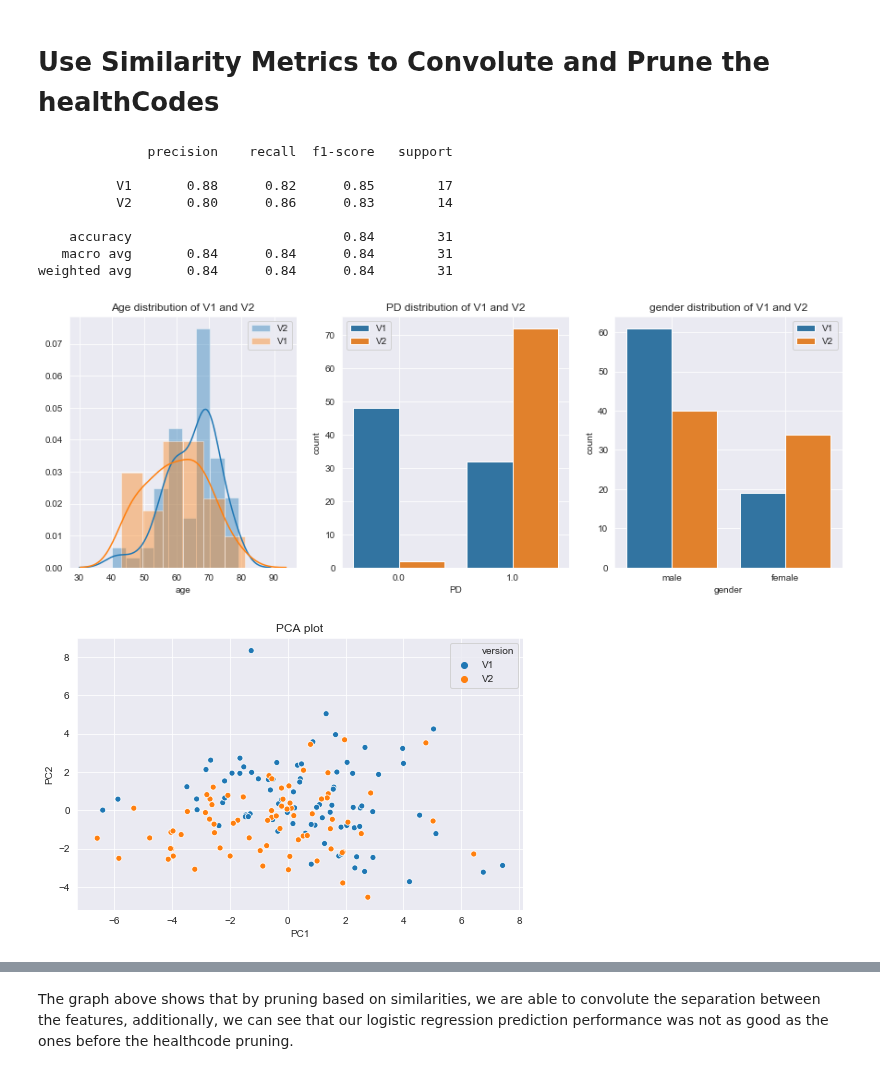
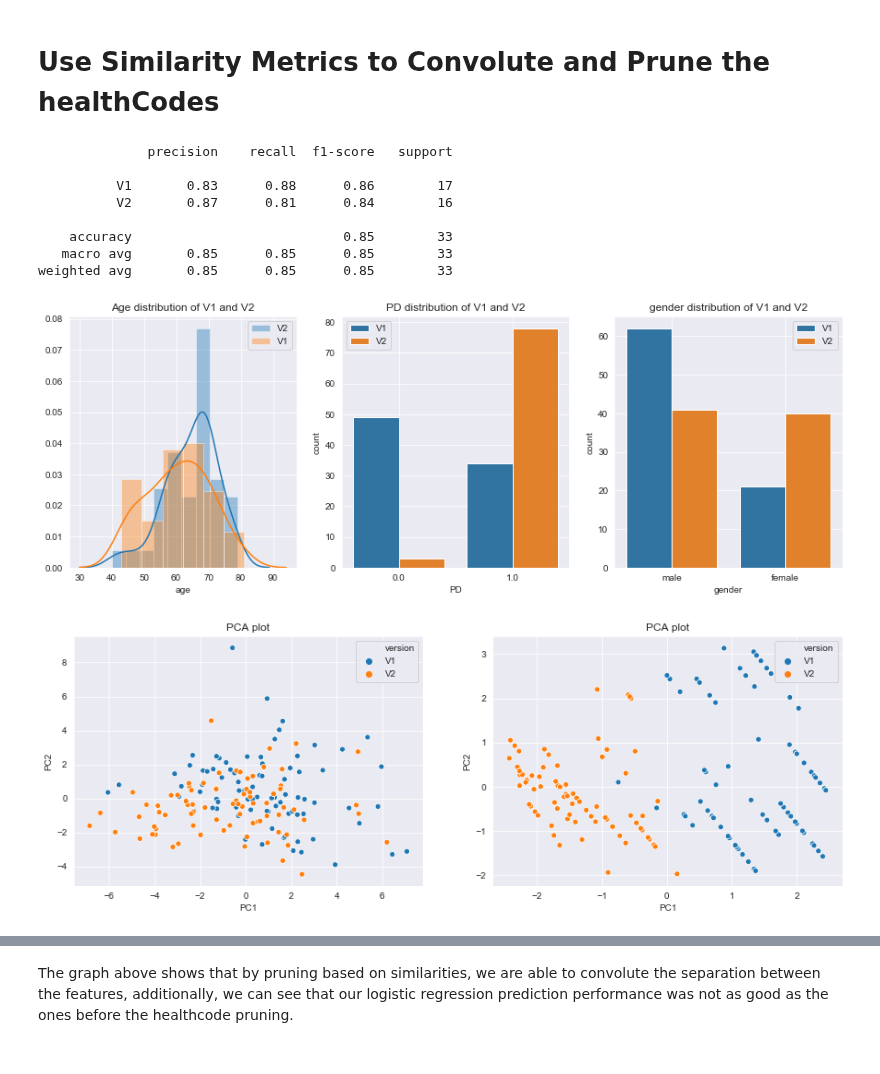
Before and after one commit to arytontediarjo/mPower-Analysis, a Jupyter notebook: Other-analysis-notebook/matching_preliminary_ideas.ipynb, the cells around one changed output, grey strips where cells are left out. Drawn from its saved outputs; the diff is of its cells as text; code cells hidden in the pictures.

Commit message:
edited notebooks, added utility functions

```diff
--- a/Other-analysis-notebook/matching_preliminary_ideas.ipynb
+++ b/Other-analysis-notebook/matching_preliminary_ideas.ipynb
@@ -196,34 +382,3 @@ weighted avg       0.93      0.93      0.93        92
 As seen from the PCA plot above, it is apparent that versioning has confounding effects towards our features as the first principal component and the second principal component (which explains most the data's variance) shows that there are separability between the two versions. Additionally, a simple logistic regression is also able to perfectly predict the versions, which is a strong indication that app version is a confounding variable. Therefore, our goal is to convolute the confounding effects of versioning.
 # %% [markdown]
 # Use Similarity Metrics to Convolute and Prune the healthCodes
-# %%
-
-# a function to get K-Nearest Neighbor from user in version 1 to version 2
-                                 ##  pseudocode  ##
-# for each healthcode in user 1, find K other pair that is similar in "insert here" similarity metrics
-# afterwards, filter the data to only pair the healthcode in version 1 to those in version 2
-# then collect all the unique healthcodes that is left after the filter
-
-def getKNN_user2user(data, no_neighbors, distance_metrics):
-    data_v1 = data[data["version"] == "V1"]
-    data_v2 = data[data["version"] == "V2"]
-    data = data.set_index("healthCode")
-    feat_cols = [feat for feat in data.columns if "." in feat]
-    min_max_scaler = MinMaxScaler()
-    walking_features = min_max_scaler.fit_transform(data[feat_cols])
-    nbrs = NearestNeighbors(n_neighbors = no_neighbors,
-                            algorithm = 'auto',
-                            metric = distance_metrics).fit(walking_features)
-    distance, indices = nbrs.kneighbors(walking_features)
-    _dict = {}
-    _dict["healthCode_ref"] = []
-    _dict["healthCode_pair"] = []
-    _dict["distance"] = []
-    data = data.reset_index()
-    for dist, indice in zip(distance, indices):
-        for healthcode_idx, _dist in zip(indice[1:], dist[1:]):
-            _dict["healthCode_ref"].append(data.ix[indice[0]]["healthCode"])
-            _dict["distance"].append(_dist)
-            _dict["healthCode_pair"].append(data.ix[healthcode_idx]["healthCode"])
-    sim_data = pd.DataFrame(_dict)
-    return sim_data.sort_values(by = "distance", ascending = False)
@@ -237,14 +385,17 @@ subset_data = data_all[(data_all["healthCode"].isin(matches["healthCode_ref"].un
+# %%
+matched_data = getKNN_user2user(data, 5, "euclidean", walking_feat_cols)
+matched_data_encoded = OHE_data(matched_data)[0]
 # %%
-show_distribution(subset_data)
-PCA_plotter(subset_data, "version")
+show_distribution(matched_data_encoded, "version")
+PCA_plotter(matched_data_encoded, walking_feat_cols, OHE_feat_cols, "version")
 # %% [output]
               precision    recall  f1-score   support
 
-          V1       0.88      0.82      0.85        17
-          V2       0.80      0.86      0.83        14
+          V1       0.83      0.88      0.86        17
+          V2       0.87      0.81      0.84        16
 
-    accuracy                           0.84        31
-   macro avg       0.84      0.84      0.84        31
-weighted avg       0.84      0.84      0.84        31
+    accuracy                           0.85        33
+   macro avg       0.85      0.85      0.85        33
+weighted avg       0.85      0.85      0.85        33
-[figure, old version]
+[figure, new version]
-[figure, old version]
+[figure, new version]
```
Also changed, not shown: parts of 36 cells of this notebook, 3 other files.
